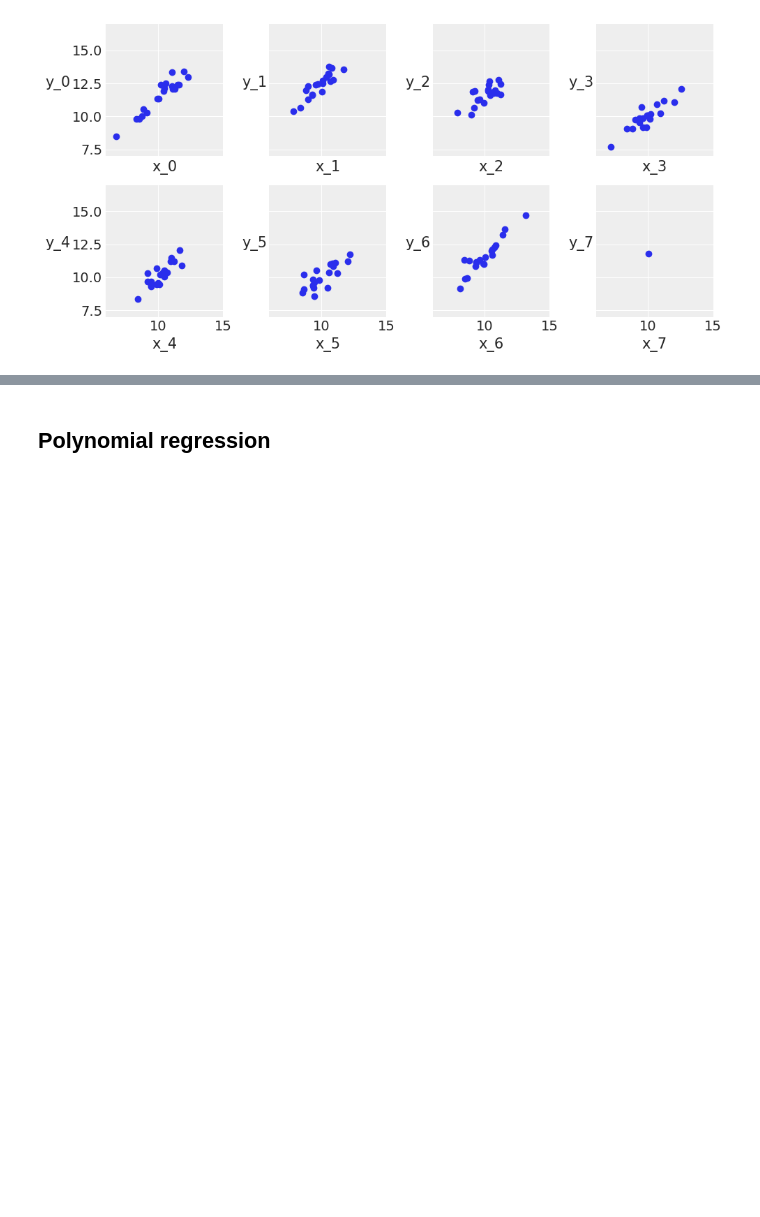
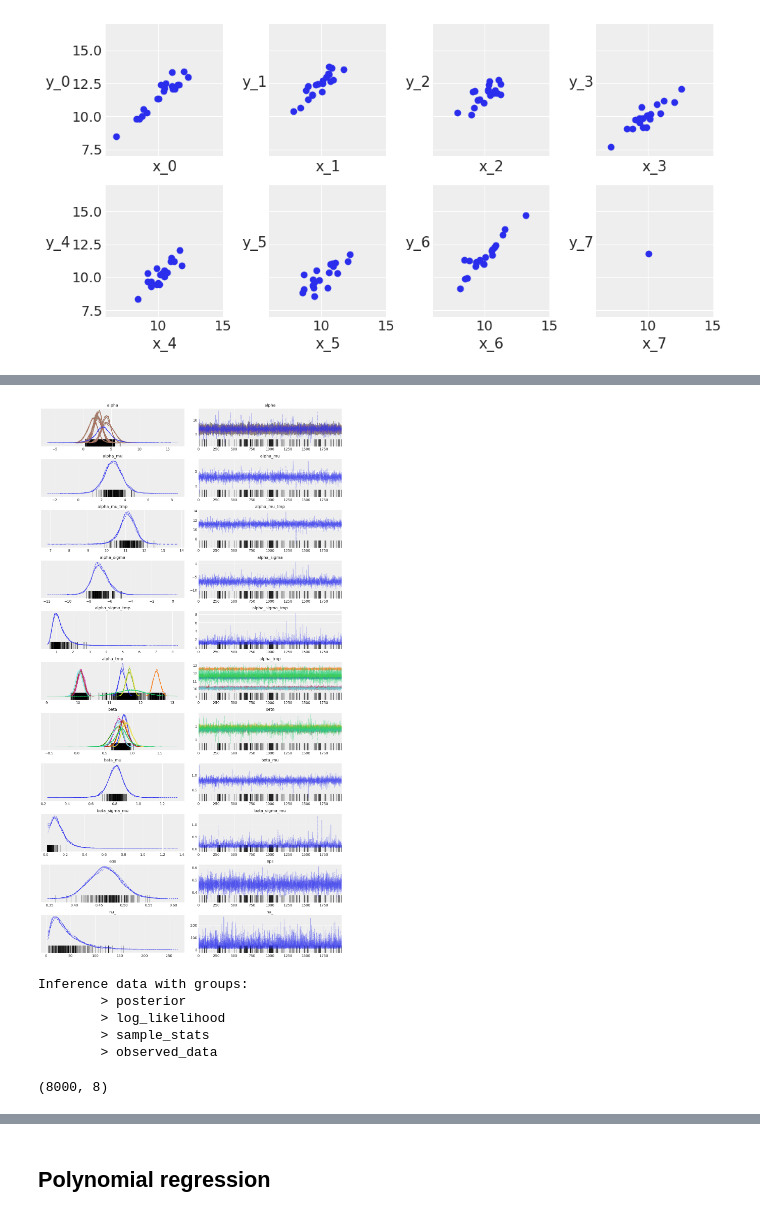
Before and after one commit to Taichi83/BAP, a Jupyter notebook: code/Chp3/03_Modeling with Linear Regressions_numpyro.ipynb, the cells around one changed output, grey strips where cells are left out. Saved outputs shown, nothing was run; the diff lists cells and outputs as text; code cells hidden in the pictures; blank space fills up the shorter version.

```diff
--- a/code/Chp3/03_Modeling with Linear Regressions_numpyro.ipynb
+++ b/code/Chp3/03_Modeling with Linear Regressions_numpyro.ipynb
@@ -713,0 +886,32 @@ plt.savefig('B11197_03_16.png', dpi=300)
+# %%
+# https://github.com/pyro-ppl/numpyro/blob/master/notebooks/source/bayesian_hierarchical_linear_regression.ipynb
+def model_hierarchical(idx, x, y=None):
+    x_centered = x - x.mean()
+
+    # hyper-priors
+    alpha_mu_tmp = numpyro.sample('alpha_mu_tmp', dist.Normal(loc=0, scale=10))
+    alpha_sigma_tmp = numpyro.sample('alpha_sigma_tmp', dist.HalfNormal(10.))
+    beta_mu = numpyro.sample('beta_mu', dist.Normal(loc=0, scale=10))
+    beta_sigma_mu = numpyro.sample('beta_sigma_mu', dist.HalfNormal(10.))
+
+    unique_ids = np.unique(idx)
+    n_id = len(unique_ids)
+
+    # prior
+    with numpyro.plate("plate_i", n_id):
+        alpha_tmp = numpyro.sample('alpha_tmp', dist.Normal(loc=alpha_mu_tmp,
+                                                     scale=alpha_sigma_tmp))
+        beta = numpyro.sample('beta', dist.Normal(loc=beta_mu, scale=beta_sigma_mu))
+
+    eps = numpyro.sample('eps', dist.HalfCauchy(5.))
+    nu = numpyro.sample('nu_', dist.Exponential(1/30))
+
+    mu = alpha_tmp[idx] + beta[idx] * x_centered
+
+    # add deterministric
+    alpha = numpyro.deterministic('alpha', alpha_tmp[idx] - beta[idx] * x.mean())
+    alpha_mu = numpyro.deterministic('alpha_mu', alpha_mu_tmp - beta_mu * x.mean())
+    alpha_sigma = numpyro.deterministic('alpha_sigma', alpha_sigma_tmp - beta_mu * x.mean())
+
+    with numpyro.plate("data", len(idx)):
+        numpyro.sample("obs", dist.StudentT(df=nu, loc=mu, scale=eps), obs=y)
@@ -713,0 +920,7 @@ plt.savefig('B11197_03_16.png', dpi=300)
+# %%
+%%time
+
+nuts_kernel = NUTS(model_hierarchical)
+mcmc = MCMC(nuts_kernel, num_samples=2000, num_warmup=1000, num_chains=4, progress_bar=True)
+mcmc.run(rng_key, idx, x, y)
+posterior_samples = mcmc.get_samples()
@@ -714,3 +1055,20 @@ plt.savefig('B11197_03_16.png', dpi=300)
+# %%
+data = az.from_numpyro(mcmc)
+az.plot_trace(data, compact=True);
+# %% [output]
+[figure, added]
+# %%
+data
+# %% [output]
+Inference data with groups:
+        > posterior
+        > log_likelihood
+        > sample_stats
+        > observed_data
+# %%
+posterior_samples['beta'][:]
+# %% [output]
+(8000, 8)
 # %%
 _, ax = plt.subplots(2, 4, figsize=(10, 5), sharex=True, sharey=True,
                      constrained_layout=True)
```
Also changed, not shown: parts of 46 cells of this notebook, 2 other files.
